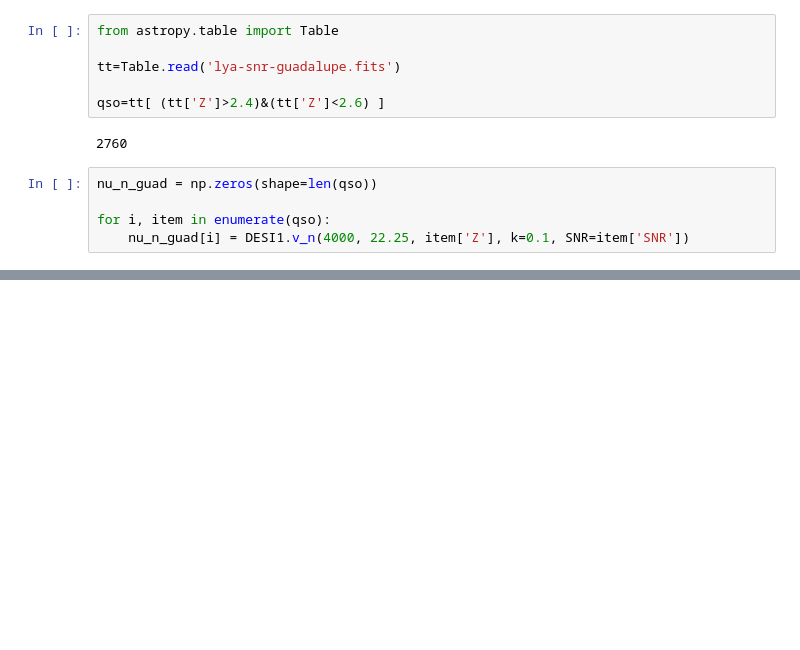
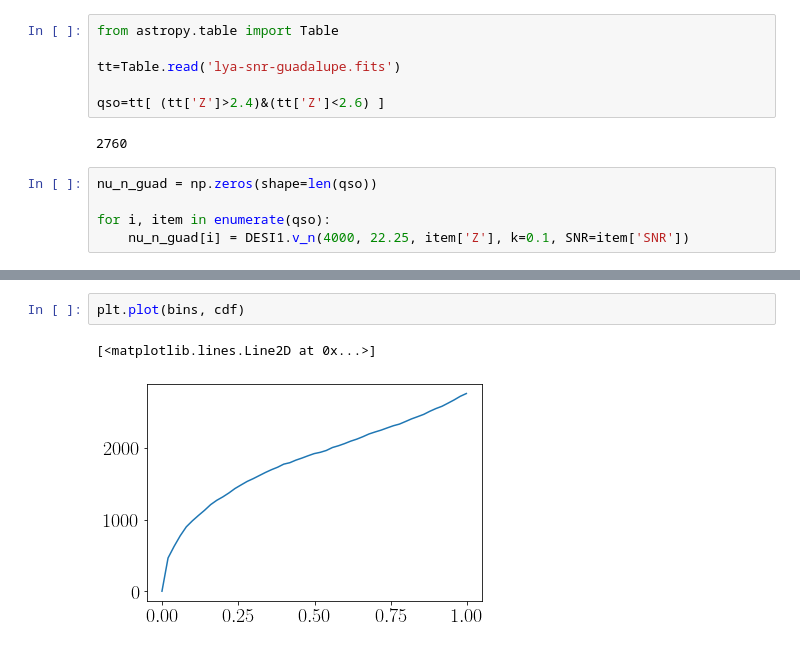
Before and after one commit to mishra-n/DESI-II-LyaProjections, a Jupyter notebook: Test.ipynb, the cells around one changed output, grey strips where cells are left out. Saved outputs shown, nothing was run; the diff lists cells and outputs as text; blank space fills up the shorter version.

```diff
--- a/Test.ipynb
+++ b/Test.ipynb
@@ -130,0 +138,5 @@ plt.show()
+# %%
+plt.plot(bins, cdf)
+# %% [output]
+[<matplotlib.lines.Line2D at 0x...>]
+[figure, added]
```
Also changed, not shown: parts of 4 cells of this notebook.
